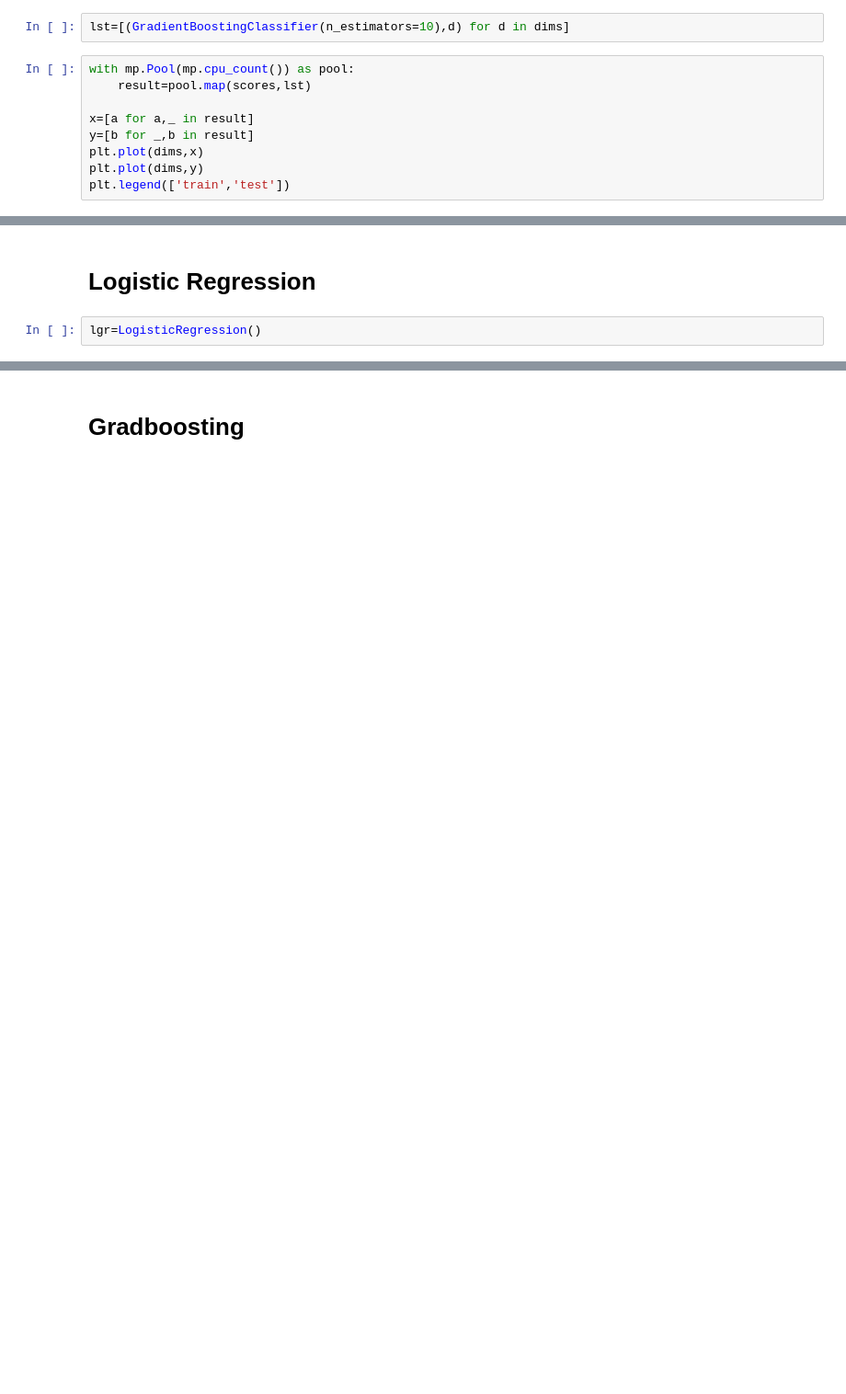
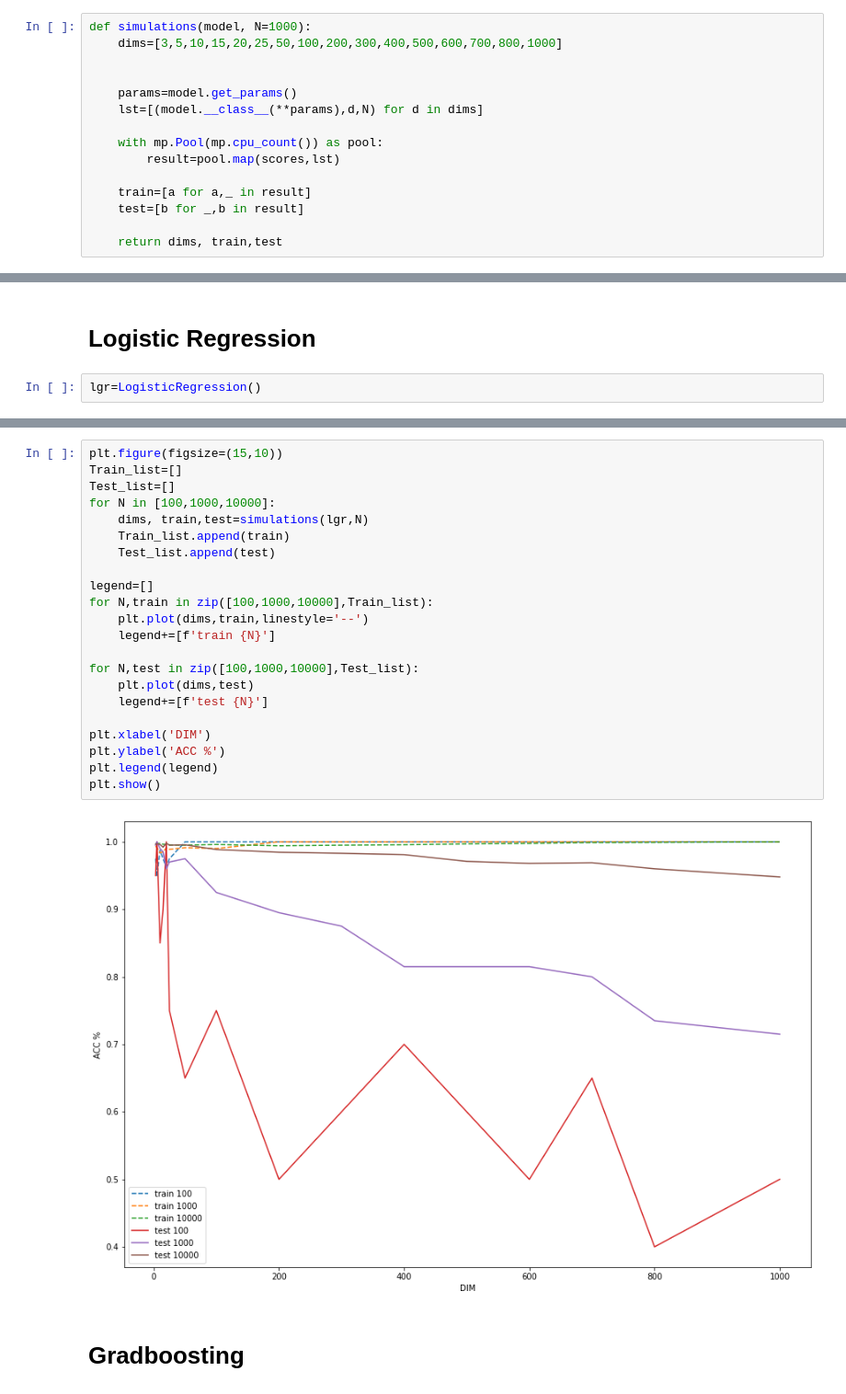
Before and after one commit to joaomvg/machine-learning-algorithms, a Jupyter notebook: dimensionality.ipynb, the cells around one changed output, grey strips where cells are left out. Shown at 92% size. Saved outputs shown, nothing was run; the diff lists cells and outputs as text; blank space fills up the shorter version.

Commit message:
plots for several models

```diff
--- a/dimensionality.ipynb
+++ b/dimensionality.ipynb
@@ -46,11 +47,15 @@ lst=[(LogisticRegression(),d) for d in dims]
-# %%
-lst=[(GradientBoostingClassifier(n_estimators=10),d) for d in dims]
 # %%
-with mp.Pool(mp.cpu_count()) as pool:
-    result=pool.map(scores,lst)
+def simulations(model, N=1000):
+    dims=[3,5,10,15,20,25,50,100,200,300,400,500,600,700,800,1000]
 
-x=[a for a,_ in result]
-y=[b for _,b in result]
-plt.plot(dims,x)
-plt.plot(dims,y)
-plt.legend(['train','test'])
+
+    params=model.get_params()
+    lst=[(model.__class__(**params),d,N) for d in dims]
+
+    with mp.Pool(mp.cpu_count()) as pool:
+        result=pool.map(scores,lst)
+
+    train=[a for a,_ in result]
+    test=[b for _,b in result]
+
+    return dims, train,test
@@ -86,3 +66,27 @@ array([[ 7.99104630e-03,  4.23148377e-02,  2.49483120e-01,
+# %%
+plt.figure(figsize=(15,10))
+Train_list=[]
+Test_list=[]
+for N in [100,1000,10000]:
+    dims, train,test=simulations(lgr,N)
+    Train_list.append(train)
+    Test_list.append(test)
+
+legend=[]
+for N,train in zip([100,1000,10000],Train_list):
+    plt.plot(dims,train,linestyle='--')
+    legend+=[f'train {N}']
+
+for N,test in zip([100,1000,10000],Test_list):
+    plt.plot(dims,test)
+    legend+=[f'test {N}']
+
+plt.xlabel('DIM')
+plt.ylabel('ACC %')
+plt.legend(legend)
+plt.show()
+# %% [output]
+[figure, added]
 # %% [markdown]
 # Gradboosting
 # %%
```
Also changed, not shown: parts of 27 cells of this notebook.
